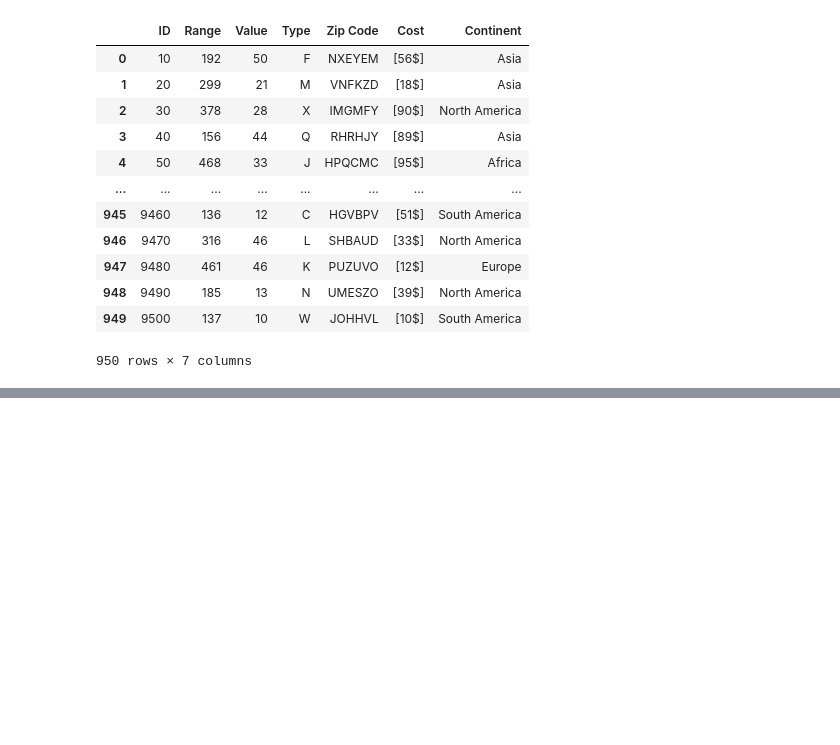
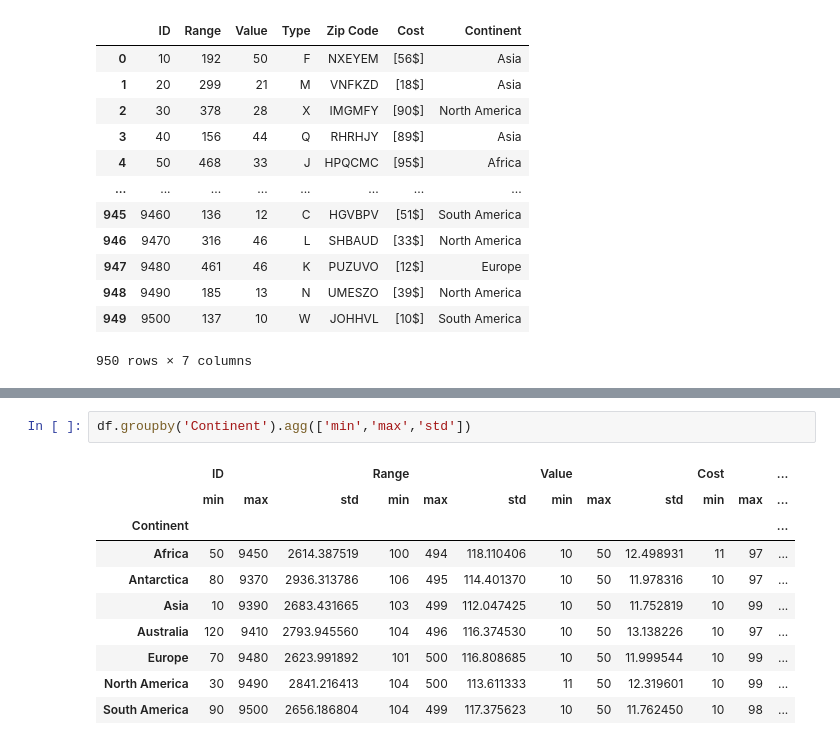
Before and after one commit to Ravkeerat02/comp3122_labs, a Jupyter notebook: Assignment4.ipynb, the cells around one changed output, grey strips where cells are left out. Cells and saved outputs as stored; diff of their text form; blank space fills up the shorter version.

```diff
--- a/Assignment4.ipynb
+++ b/Assignment4.ipynb
@@ -196,0 +139,13 @@ replace_df.head(5)
+# %%
+df.groupby('Continent').agg(['min','max','std'])
+# %% [output]
+|  | ID |  |  | Range |  |  | Value |  |  | Cost |  | ... |
+|  | min | max | std | min | max | std | min | max | std | min | max | ... |
+| Continent |  |  |  |  |  |  |  |  |  |  |  | ... |
+| Africa | 50 | 9450 | 2614.387519 | 100 | 494 | 118.110406 | 10 | 50 | 12.498931 | 11 | 97 | ... |
+| Antarctica | 80 | 9370 | 2936.313786 | 106 | 495 | 114.401370 | 10 | 50 | 11.978316 | 10 | 97 | ... |
+| Asia | 10 | 9390 | 2683.431665 | 103 | 499 | 112.047425 | 10 | 50 | 11.752819 | 10 | 99 | ... |
+| Australia | 120 | 9410 | 2793.945560 | 104 | 496 | 116.374530 | 10 | 50 | 13.138226 | 10 | 97 | ... |
+| Europe | 70 | 9480 | 2623.991892 | 101 | 500 | 116.808685 | 10 | 50 | 11.999544 | 10 | 99 | ... |
+| North America | 30 | 9490 | 2841.216413 | 104 | 500 | 113.611333 | 11 | 50 | 12.319601 | 10 | 99 | ... |
+| South America | 90 | 9500 | 2656.186804 | 104 | 499 | 117.375623 | 10 | 50 | 11.762450 | 10 | 98 | ... |
```
Also changed, not shown: parts of 55 cells of this notebook.
